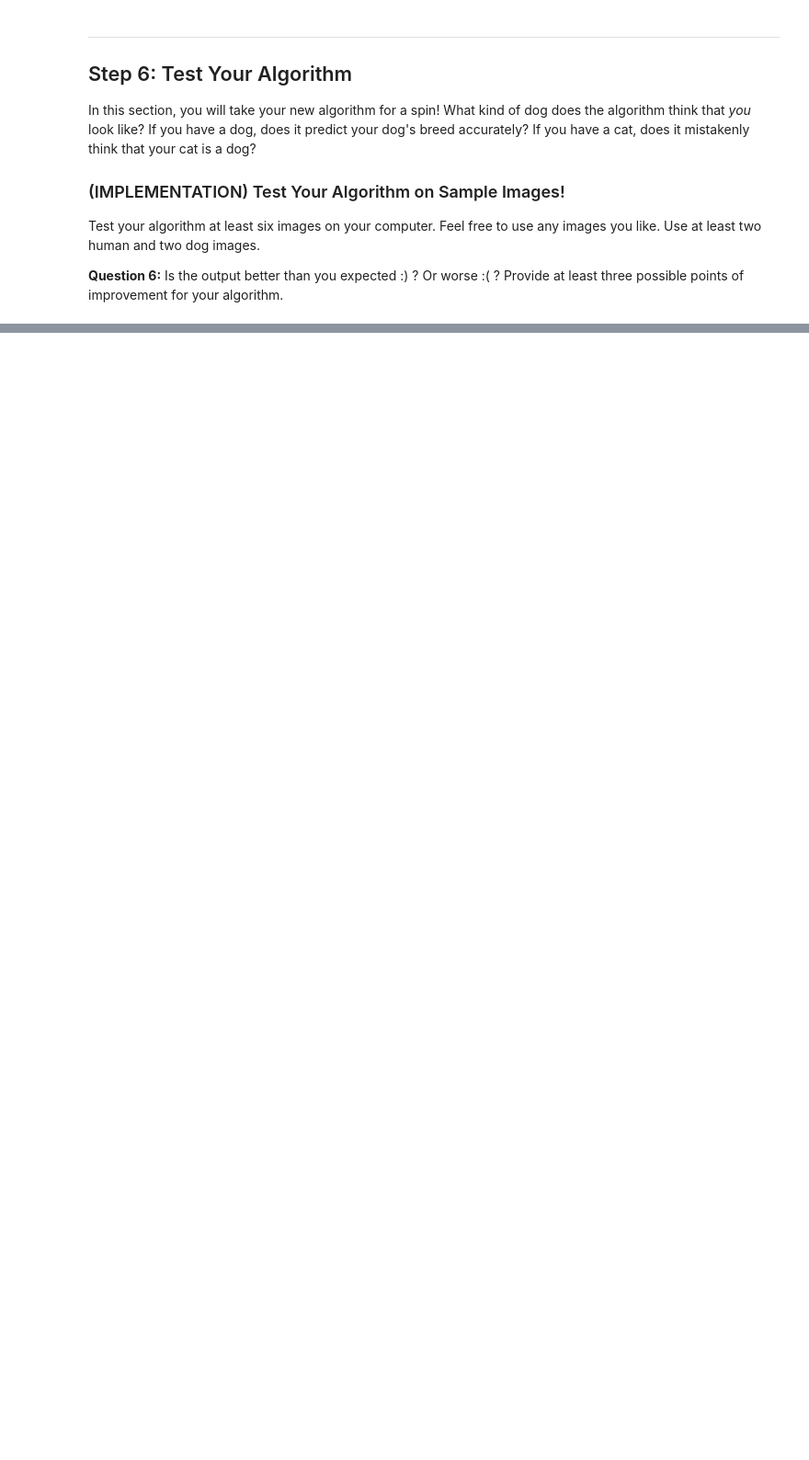
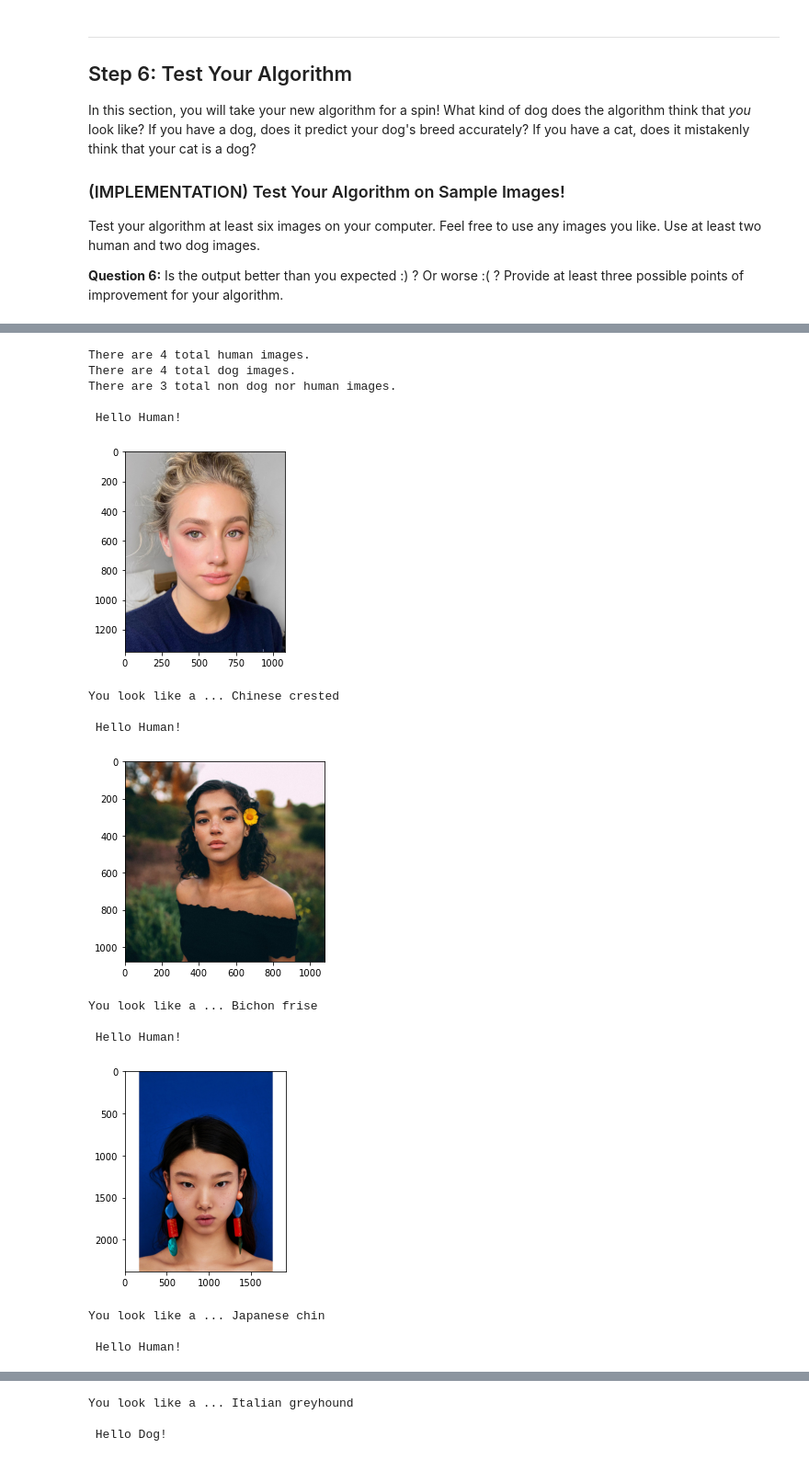
Before and after one commit to juliasolee/dl-dog-based-project, a Jupyter notebook: dog_app.ipynb, the cells around one changed output, grey strips where cells are left out. Shown at 92% size. Cells and saved outputs as stored; diff of their text form; code cells hidden in the pictures; blank space fills up the shorter version.

```diff
--- a/dog_app.ipynb
+++ b/dog_app.ipynb
@@ -769,28 +787,34 @@ Write a function that takes an image path as input and returns the dog breed (`A
 ### TODO: Write a function that takes a path to an image as input
 ### and returns the dog breed that is predicted by the model.
 
+data_transfer = {'train': train_data,
+                   'valid': valid_data,
+                   'test': test_data}
+
 # list of class names by index, i.e. a name can be accessed like class_names[0]
 class_names = [item[4:].replace("_", " ") for item in data_transfer['train'].classes]
 
-def predict_breed_transfer(img_path, model, class_names):
+def predict_breed_transfer(model, class_names, img_path):
     ## load the image and return the predicted breed
     img = Image.open(img_path).convert('RGB')
+
     # transform and normalize with the typical mean and std of the ImageNet
     trans = transforms.Compose([transforms.RandomResizedCrop(224),
-                                     transforms.ToTensor(),
-                                     transforms.Normalize(mean=[0.485, 0.456, 0.406],
+                                transforms.ToTensor(),
+                                transforms.Normalize(mean=[0.485, 0.456, 0.406],
                                               std=[0.229, 0.224, 0.225])])
     img = trans(img)
+
     if use_cuda:
         img = img.cuda()
 
     img = img.unsqueeze(0)  # New axis 0 to have a 4D vec
-    img = Variable(img)
 
     ## Prediction of the class with highest probability
+    print()
     index = model(img)
     index = index.cpu()
-    index = prediction.data.numpy().argmax() # index of the class with highest probability
+    index = index.data.numpy().argmax() # index of the class with highest probability
 
     return class_names[index]
 # %% [markdown]
@@ -814,26 +838,28 @@ Some sample output for our algorithm is provided below, but feel free to design
 # %%
 ### TODO: Write your algorithm.
 ### Feel free to use as many code cells as needed.
-
 def run_app(img_path):
     ## handle cases for a human face, dog, and neither
     # Human face
+    img = Image.open(img_path)
+    plt.imshow(img)
+
     if face_detector(img_path) is True:
-        print("Hello Human!")
+        print("\n Hello Human!")
         breed_name = predict_breed_transfer(model_transfer, class_names, img_path)
         plt.show()
-        print("You look like a ... \n {0}".format(breed_name))
+        print("You look like a ... {0}".format(breed_name))
 
     # Dog
     elif dog_detector(img_path) is True:
-        print("Hello Dog!")
+        print("\n Hello Dog!")
         breed_name = predict_breed_transfer(model_transfer, class_names, img_path)
         plt.show()
-        print("You look like a ... \n {0}".format(breed_name))
+        print("You look like a ... {0}".format(breed_name))
 
     # Neither a dog nor a human
     else:
-        print("This image doesn't contain a human face, either a dog!")
+        print("\n This image doesn't contain a human face, either a dog!")
         plt.show()
 # %% [markdown]
 ---
@@ -852,15 +883,33 @@ __Answer:__ (Three possible points for improvement)
 # %%
 ## TODO: Execute your algorithm from Step 6 on
 ## at least 6 images on your computer.
 ## Feel free to use as many code cells as needed.
 human_files = np.array(glob("dog_breed_testing/human/*"))
 dog_files = np.array(glob("dog_breed_testing/dog/*"))
 cat_files = np.array(glob("dog_breed_testing/cat/*"))
 # print number of images in the dataset
 print('There are %d total human images.' % len(human_files))
-print('There are %d total human images.' % len(dog_files))
-print('There are %d total human images.' % len(cat_files))
+print('There are %d total dog images.' % len(dog_files))
+print('There are %d total non dog nor human images.' % len(cat_files))
 
 ## suggested code, below
-for file in np.hstack((human_files[:3], dog_files[:3])):
-    run_app(file)
+for path in np.hstack((human_files, dog_files, cat_files)):
+    run_app(path)
+# %% [output]
+There are 4 total human images.
+There are 4 total dog images.
+There are 3 total non dog nor human images.
+
+ Hello Human!
+[figure, added]
+You look like a ... Chinese crested
+
+ Hello Human!
+[figure, added]
+You look like a ... Bichon frise
+
+ Hello Human!
+[figure, added]
+You look like a ... Japanese chin
+
+ Hello Human!
@@ -866,0 +917,3 @@ for file in np.hstack((human_files[:3], dog_files[:3])):
+You look like a ... Italian greyhound
+
+ Hello Dog!
```
Also changed, not shown: parts of 14 cells of this notebook, 1 other file.
